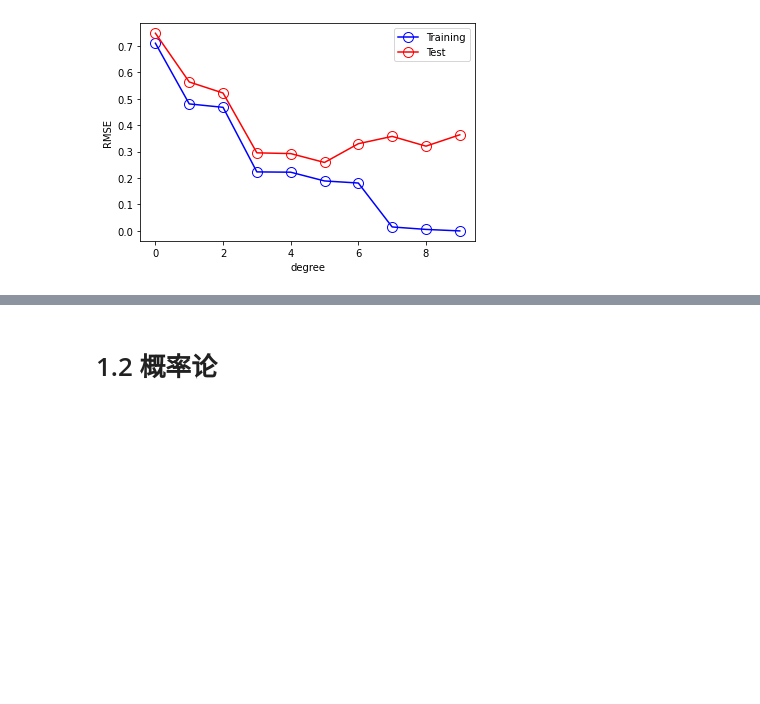
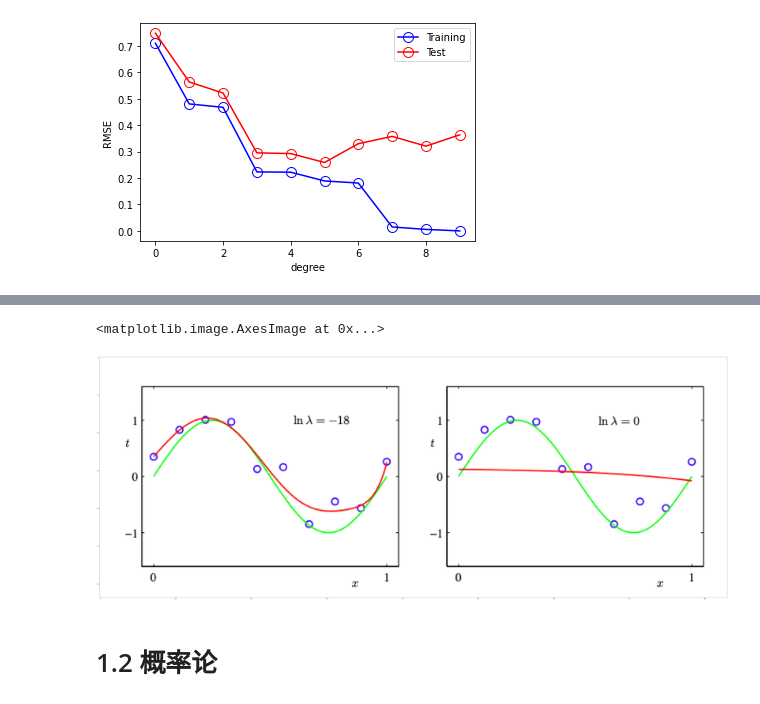
Before and after one commit to jiangyiqun233/PRML_learning, a Jupyter notebook: PRML_formula/1.绪论.ipynb, the cells around one changed output, grey strips where cells are left out. Drawn from its saved outputs; the diff is of its cells as text; code cells hidden in the pictures; blank space fills up the shorter version.

```diff
--- a/PRML_formula/1.绪论.ipynb
+++ b/PRML_formula/1.绪论.ipynb
@@ -106,5 +114,29 @@ plt.show()
 $\tilde{E}(\boldsymbol{w})=\frac{1}{2} \sum_{n=1}^{N}\left\{y\left(x_{n}, \boldsymbol{w}\right)-t_{n}\right\}^{2}+\frac{\lambda}{2}\|\boldsymbol{w}\|^{2} \tag{1.4}$
 $\|\boldsymbol{w}\|^{2}\equiv=\boldsymbol{w}_0^2+\boldsymbol{w}_1^2+...+\boldsymbol{w}_M^2$，$\lambda$的大小控制的正则化影响的大小
+# %%
+# lambda大小影响
+fig, ax = plt.subplots(figsize=(100, 100))
+d = plt.imread('./graph/1.1lambda影响.png')
+plt.imshow(d)
+feature = PolynomialFeature(9)
+X_train = feature.transform(x_train)
+X_test = feature.transform(x_test)
+
+model = RidgeRegression(alpha=1e-3)
+model.fit(X_train, y_train)
+y = model.predict(X_test)
+
+y = model.predict(X_test)
+plt.scatter(x_train, y_train, facecolor="none", edgecolor="b", s=50, label="training data")
+plt.plot(x_test, y_test, c="g", label="$\sin(2\pi x)$")
+plt.plot(x_test, y, c="r", label="fitting")
+plt.ylim(-1.5, 1.5)
+plt.legend()
+plt.annotate("M=9", xy=(-0.15, 1))
+plt.show()
+# %% [output]
+<matplotlib.image.AxesImage at 0x...>
+[figure, added]
 # %% [markdown]
 # 1.2 概率论
 # %% [markdown]
```
Also changed, not shown: parts of 6 cells of this notebook, 4 other files.
